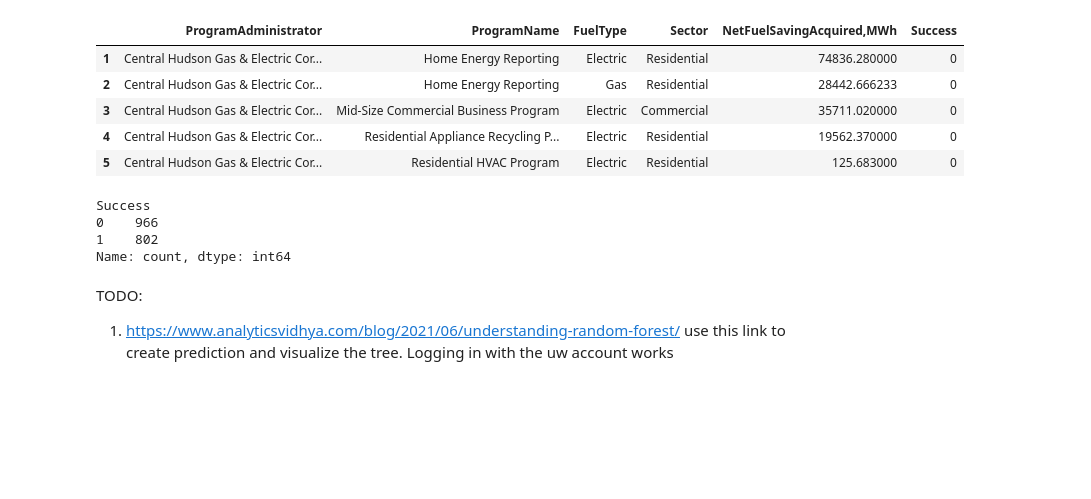
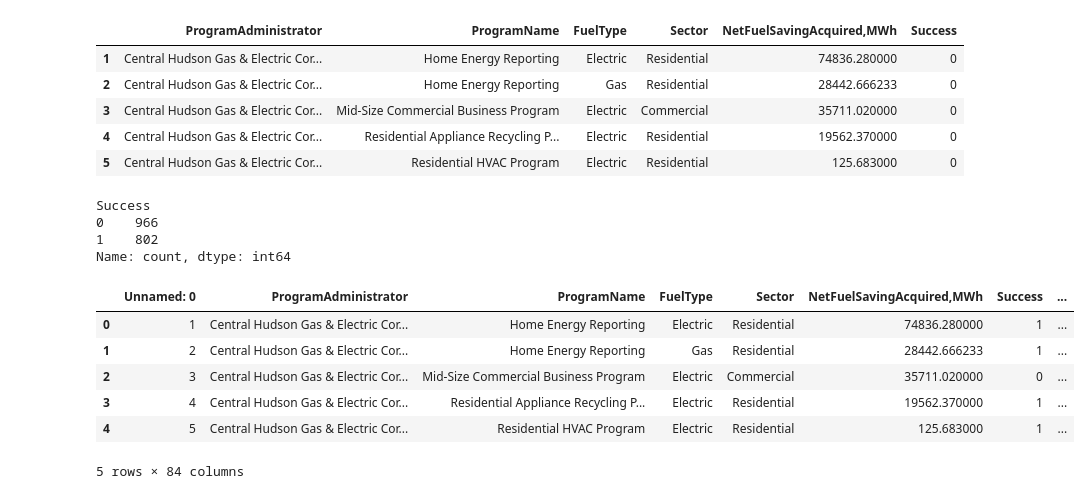
Before and after one commit to msivaUW/energy_efficiency_analysis, a Jupyter notebook: NYAnalysis_and_cleaning.ipynb, the cells around one changed output. Drawn from its saved outputs; the diff is of its cells as text; code cells hidden in the pictures; blank space fills up the shorter version.

```diff
--- a/NYAnalysis_and_cleaning.ipynb
+++ b/NYAnalysis_and_cleaning.ipynb
@@ -270,23 +270,28 @@ Name: count, dtype: int64
 # %%
 # Encode "Program Name", "Program Administrator", and "Sector" from NYEnergyClean.csv
 # into numerical, using OneHotEncoder
 
-from sklearn.preprocessing import OneHotEncoder
+from sklearn.preprocessing import OneHotEncoder # pip install pandas scikit-learn
 
 df_to_encode = pd.read_csv('NYEnergyClean.csv')
 columns_to_encode = ["ProgramName", "ProgramAdministrator", "Sector"]
 
 encoder = OneHotEncoder(sparse_output=False)
 
-# Loop through each column, apply OneHotEncoder, and add the new columns
 for column in columns_to_encode:
     encoded_data = encoder.fit_transform(df_to_encode[[column]])
     encoded_feature_names = encoder.get_feature_names_out([column])
 
     encoded_df = pd.DataFrame(encoded_data, columns=encoded_feature_names)
     df_to_encode = pd.concat([df_to_encode, encoded_df], axis=1)
 
 df_to_encode.to_csv("NYEnergyCleanEncoded.csv")
+df_to_encode.head()
+# %% [output]
+|  | Unnamed: 0 | ProgramAdministrator | ProgramName | FuelType | Sector | NetFuelSavingAcquired,MWh | Success | ... |
+| 0 | 1 | Central Hudson Gas & Electric Cor... | Home Energy Reporting | Electric | Residential | 74836.280000 | 1 | ... |
+| 1 | 2 | Central Hudson Gas & Electric Cor... | Home Energy Reporting | Gas | Residential | 28442.666233 | 1 | ... |
+| 2 | 3 | Central Hudson Gas & Electric Cor... | Mid-Size Commercial Business Program | Electric | Commercial | 35711.020000 | 0 | ... |
+| 3 | 4 | Central Hudson Gas & Electric Cor... | Residential Appliance Recycling P... | Electric | Residential | 19562.370000 | 1 | ... |
+| 4 | 5 | Central Hudson Gas & Electric Cor... | Residential HVAC Program | Electric | Residential | 125.683000 | 1 | ... |
+5 rows × 84 columns
-# %% [markdown]
-TODO:
-1) https://www.analyticsvidhya.com/blog/2021/06/understanding-random-forest/ use this link to create prediction and visualize the tree. Logging in with the uw account works
```
Also changed, not shown: parts of 2 cells of this notebook, 1 other file.
